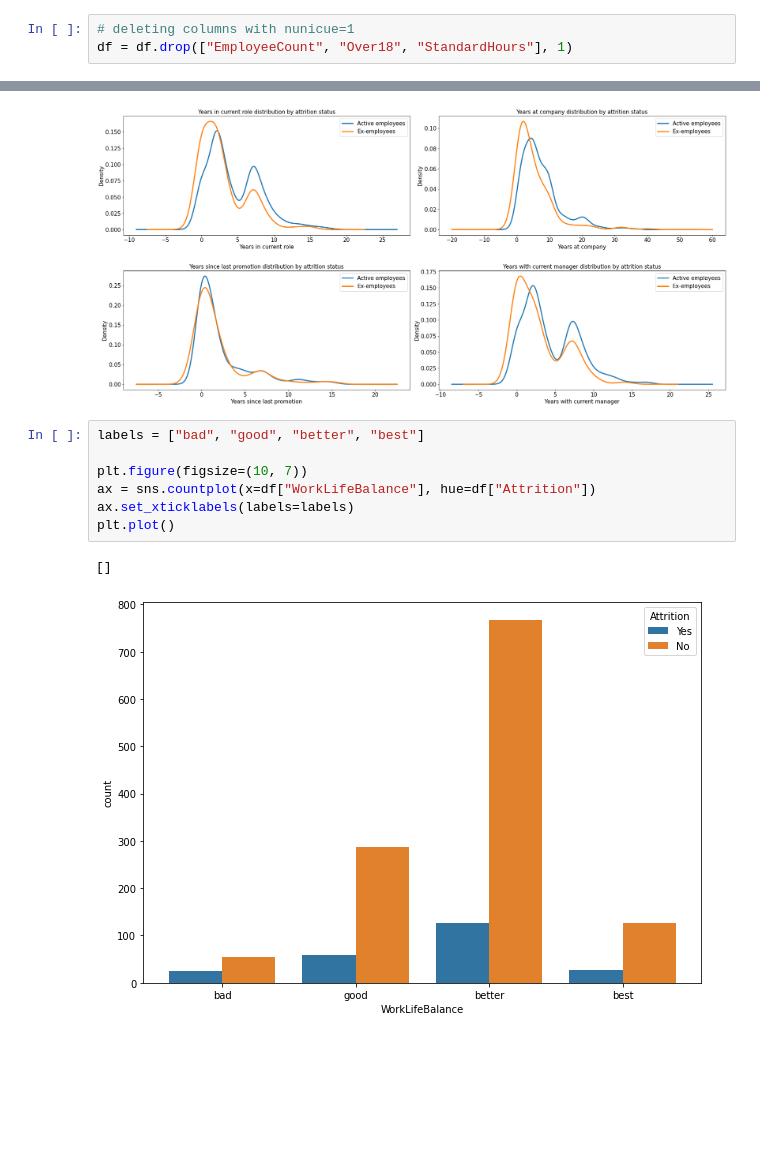
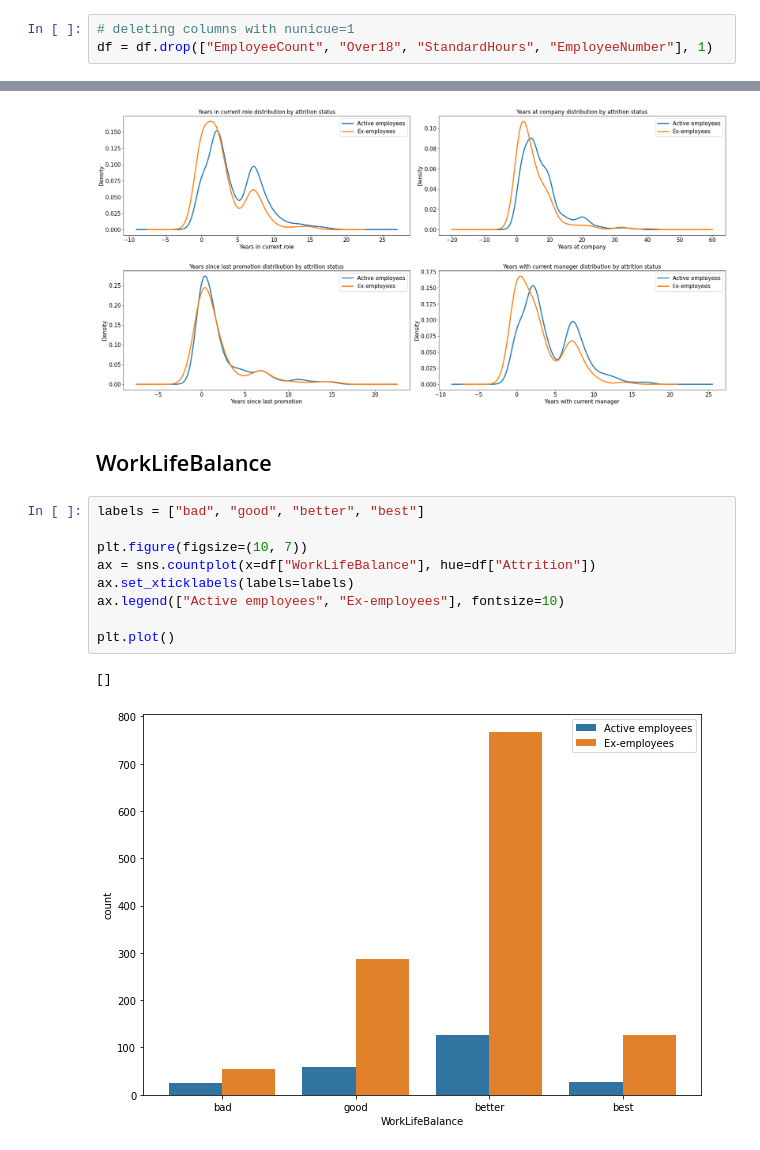
Before and after one commit to slavaminchuk/Employee-Churn, a Jupyter notebook: Отток сотрудников.ipynb, the cells around one changed output, grey strips where cells are left out. Saved outputs shown, nothing was run; the diff lists cells and outputs as text; blank space fills up the shorter version.

```diff
--- a/Отток сотрудников.ipynb
+++ b/Отток сотрудников.ipynb
@@ -78,7 +78,7 @@ YearsWithCurrManager          18
 dtype: int64
 # %%
 # deleting columns with nunicue=1
-df = df.drop(["EmployeeCount", "Over18", "StandardHours"], 1)
+df = df.drop(["EmployeeCount", "Over18", "StandardHours", "EmployeeNumber"], 1)
 # %%
 # counting missing values
 df.isna().sum()
@@ -309,13 +309,17 @@ plt.plot()
 # %% [output]
 []
 [figure]
+# %% [markdown]
+## WorkLifeBalance
 # %%
 labels = ["bad", "good", "better", "best"]
 
 plt.figure(figsize=(10, 7))
 ax = sns.countplot(x=df["WorkLifeBalance"], hue=df["Attrition"])
 ax.set_xticklabels(labels=labels)
+ax.legend(["Active employees", "Ex-employees"], fontsize=10)
+
 plt.plot()
 # %% [output]
 []
-[figure, old version]
+[figure, new version]
```
Also changed, not shown: parts of 44 cells of this notebook.
